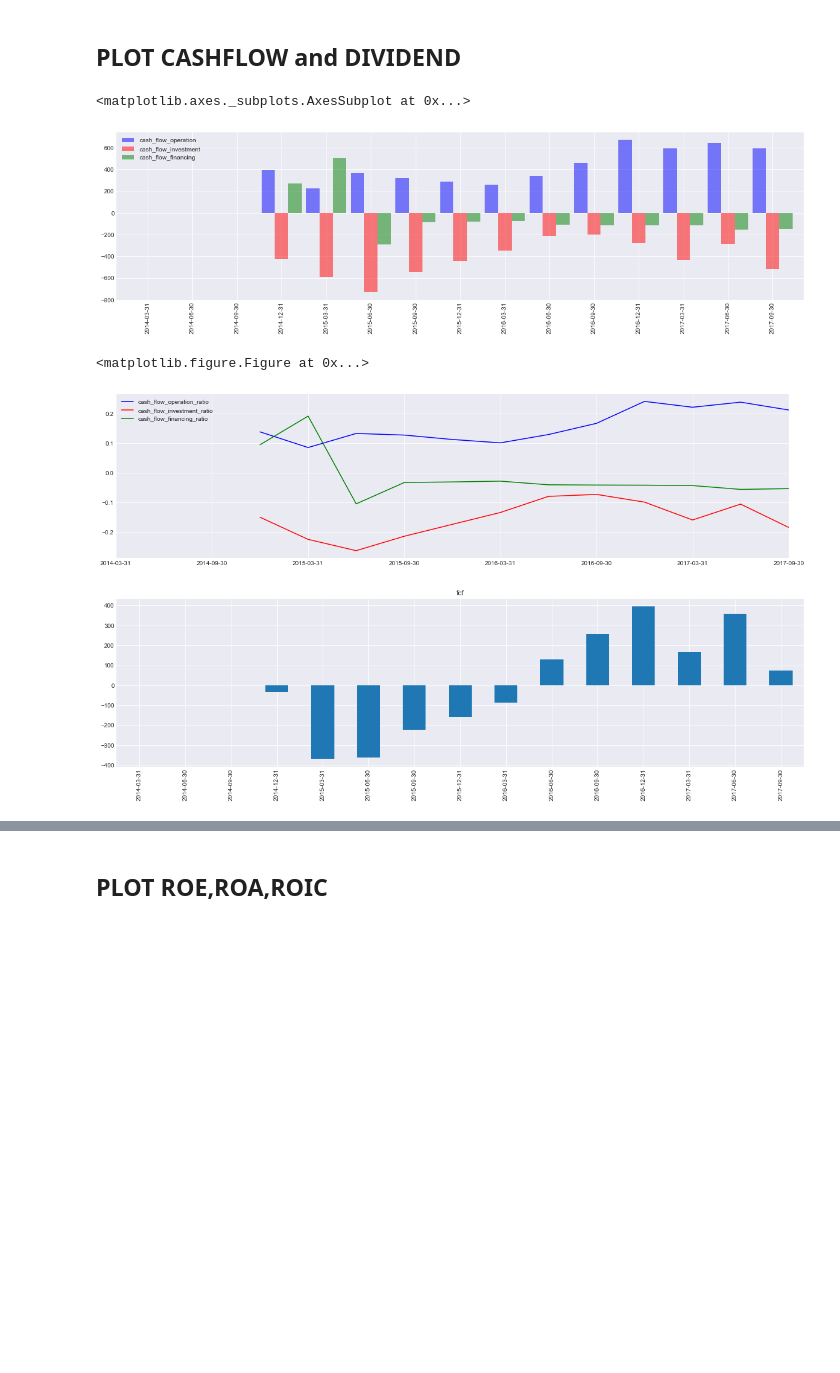
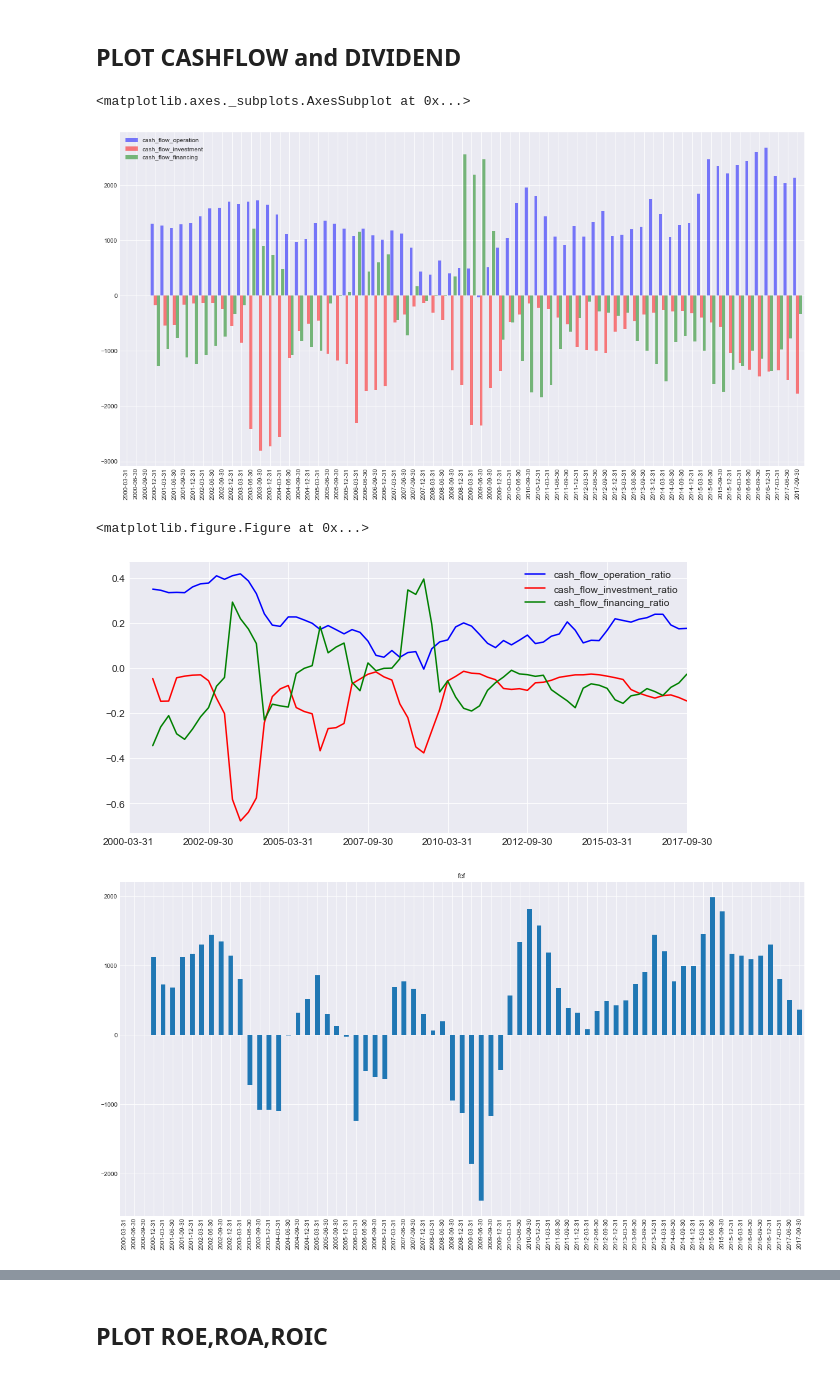
Before and after one commit to dsysbydx/project-potzy, a Jupyter notebook: notebook/main_dash_board.ipynb, the cells around one changed output, grey strips where cells are left out. Saved outputs shown, nothing was run; the diff lists cells and outputs as text; code cells hidden in the pictures; blank space fills up the shorter version.

```diff
--- a/notebook/main_dash_board.ipynb
+++ b/notebook/main_dash_board.ipynb
@@ -6,5 +3,5 @@ The autoreload extension is already loaded. To reload it, use:
 # %%
-ticker = 'SAPPE'
+ticker = 'SVH'
 dfs = pd.read_csv('../data/siamchart/fs/2018/1/21/'+ticker+'.csv',index_col=[0])
 # %% [markdown]
 ## PLOT REVENUE/PROFIT
@@ -117,41 +116,42 @@ dfs[['gpm_ttm','opm_ttm','npm_ttm']].apply(lambda x: np.clip(x,-1,1)).plot(figsi
 cols=['cash_flow_operation','cash_flow_investment','cash_flow_financing']
 colors=['b','r','g']
 wd=4
+figsize=(20,10)
 
 #ax=dfs[cols].rolling(window=4).sum().plot(kind='barh',figsize=(20,int(len(dfs)/2.0)))
 #ax.xaxis.tick_top()
 
-dfs[cols].rolling(window=wd).sum().plot(kind='bar',alpha=0.5,color=colors,label=cols,width=0.9)
+dfs[cols].rolling(window=wd).sum().plot(kind='bar',alpha=0.5,color=colors,label=cols,width=0.9,figsize=figsize)
 # for i in range(len(cols)):
 #     dfs[cols[i]].rolling(window=wd).sum().plot(kind='bar',alpha=0.5,color=colors[i],label=cols[i])
 plt.legend()
 
 
 #plot investment ratio
-plt.figure()
+plt.figure(figsize=figsize)
 for i in range(len(cols)):
     col=cols[i]
     dfs[col+'_ratio']=dfs[col].rolling(window=wd).sum()/dfs['revenue'].rolling(window=wd).sum()
 dfs[[c+'_ratio' for c in cols]].plot(color=colors)
 
 #plot dividend per cashflow generate
-plt.figure()
+plt.figure(figsize=figsize)
 plt.title('fcf')
 dfs['free_cash_flow']=(dfs['cash_flow_operation']+dfs['cash_flow_investment'])
 dfs['free_cash_flow'].rolling(window=wd).sum().plot(kind='bar')
 
 #plot dividend per cashflow generate
-plt.figure()
+plt.figure(figsize=figsize)
 plt.title('total dividend')
 dfs['dividend'].rolling(window=wd).sum().plot(kind='bar')
 
-plt.figure()
+plt.figure(figsize=figsize)
 dfs['div_per_cf']=dfs['dividend'].rolling(window=wd).sum()/dfs['cash_flow_operation'].rolling(window=wd).sum()
 dfs['payout_ratio']=dfs['dividend'].rolling(window=wd).sum()/dfs['net_profit'].rolling(window=wd).sum()
 dfs[['payout_ratio']].plot()
 # %% [output]
 <matplotlib.axes._subplots.AxesSubplot at 0x...>
-[figure, old version]
+[figure, new version]
 <matplotlib.figure.Figure at 0x...>
-[figure, old version]
+[figure, new version]
-[figure, old version]
+[figure, new version]
```
Also changed, not shown: parts of 12 cells of this notebook, 6 other files.
